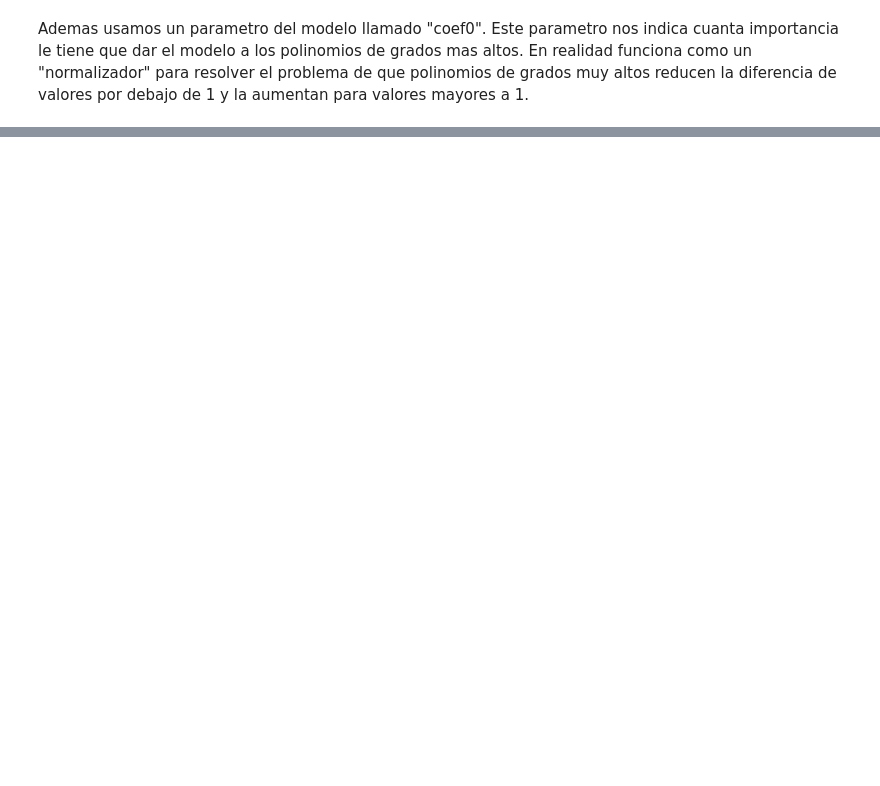
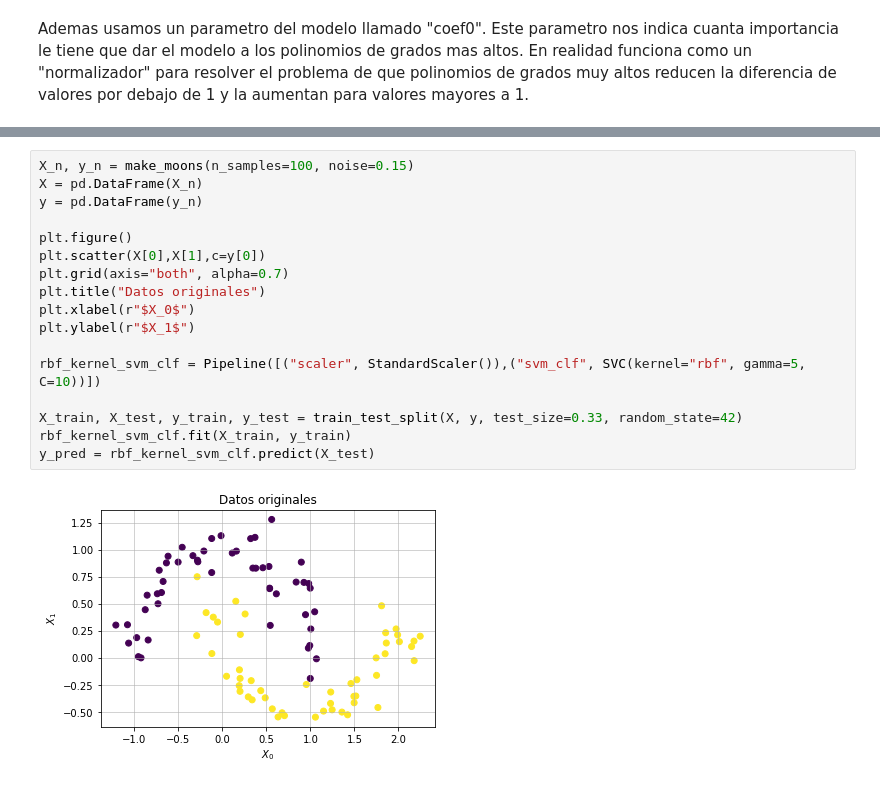
Before and after one commit to nechebarrena/HOML, a Jupyter notebook: HOML_cap_5.ipynb, the cells around one changed output, grey strips where cells are left out. Cells and saved outputs as stored; diff of their text form; blank space fills up the shorter version.

```diff
--- a/HOML_cap_5.ipynb
+++ b/HOML_cap_5.ipynb
@@ -256,0 +266,19 @@ Ademas usamos un parametro del modelo llamado "coef0". Este parametro nos indica
+# %%
+X_n, y_n = make_moons(n_samples=100, noise=0.15)
+X = pd.DataFrame(X_n)
+y = pd.DataFrame(y_n)
+
+plt.figure()
+plt.scatter(X[0],X[1],c=y[0])
+plt.grid(axis="both", alpha=0.7)
+plt.title("Datos originales")
+plt.xlabel(r"$X_0$")
+plt.ylabel(r"$X_1$")
+
+rbf_kernel_svm_clf = Pipeline([("scaler", StandardScaler()),("svm_clf", SVC(kernel="rbf", gamma=5, C=10))])
+
+X_train, X_test, y_train, y_test = train_test_split(X, y, test_size=0.33, random_state=42)
+rbf_kernel_svm_clf.fit(X_train, y_train)
+y_pred = rbf_kernel_svm_clf.predict(X_test)
+# %% [output]
+[figure, added]
```
Also changed, not shown: parts of 9 cells of this notebook.
